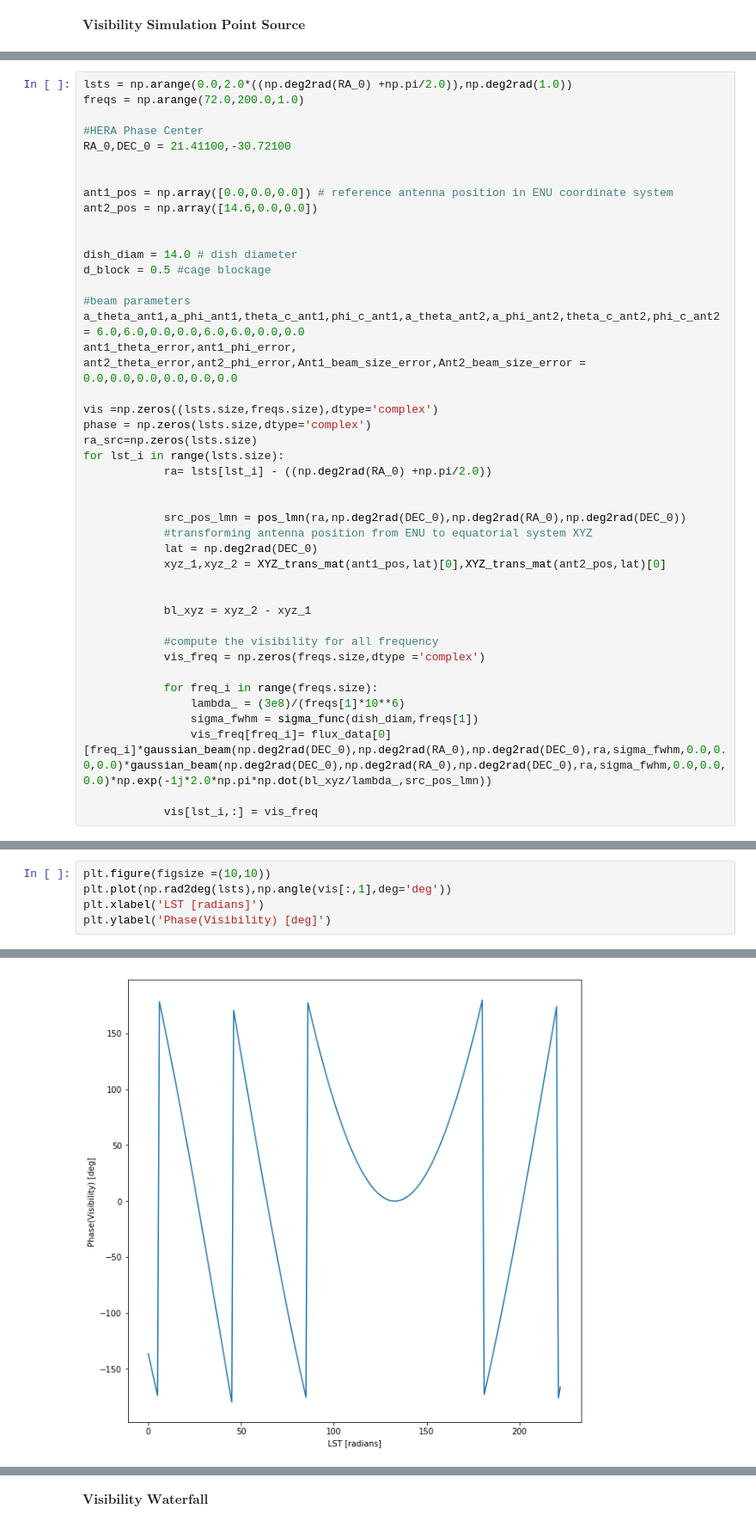
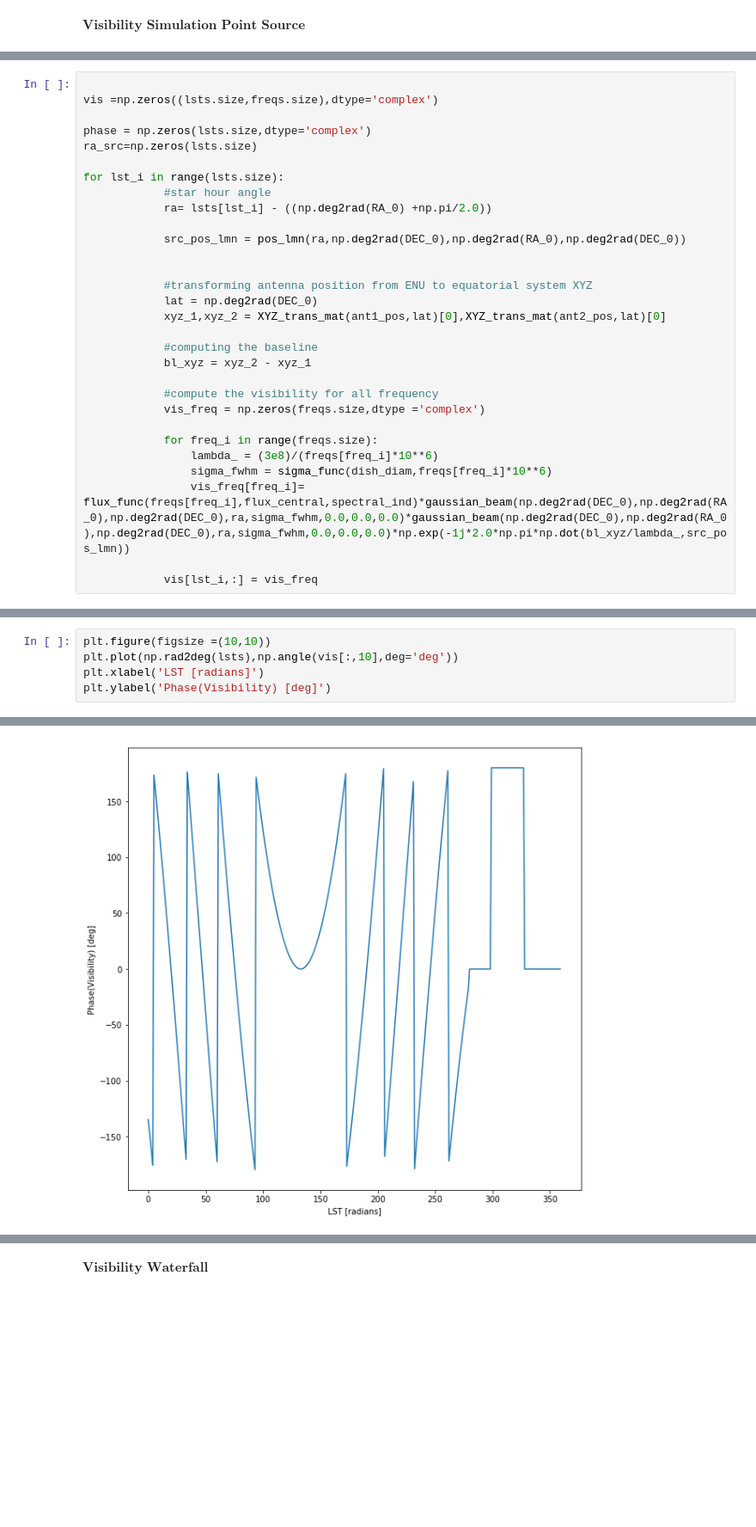
Before and after one commit to UKZN-Astronomy/hera_corrcal, a Jupyter notebook: Simulations/Visibility Simulation GLEAM Catalogue.ipynb, the cells around one changed output, grey strips where cells are left out. Shown at 86% size. Drawn from its saved outputs; the diff is of its cells as text; blank space fills up the shorter version.

```diff
--- a/Simulations/Visibility Simulation GLEAM Catalogue.ipynb
+++ b/Simulations/Visibility Simulation GLEAM Catalogue.ipynb
@@ -429,44 +385,31 @@ $\textbf{Visibility Simulation Point Source}$
 # %%
-lsts = np.arange(0.0,2.0*((np.deg2rad(RA_0) +np.pi/2.0)),np.deg2rad(1.0))
-freqs = np.arange(72.0,200.0,1.0)
 
-#HERA Phase Center
-RA_0,DEC_0 = 21.41100,-30.72100
+vis =np.zeros((lsts.size,freqs.size),dtype='complex')
+
+phase = np.zeros(lsts.size,dtype='complex')
+ra_src=np.zeros(lsts.size)
+
+for lst_i in range(lsts.size):
+            #star hour angle
+            ra= lsts[lst_i] - ((np.deg2rad(RA_0) +np.pi/2.0))
+
+            src_pos_lmn = pos_lmn(ra,np.deg2rad(DEC_0),np.deg2rad(RA_0),np.deg2rad(DEC_0))
 
 
-ant1_pos = np.array([0.0,0.0,0.0]) # reference antenna position in ENU coordinate system
-ant2_pos = np.array([14.6,0.0,0.0])
-
-
-dish_diam = 14.0 # dish diameter
-d_block = 0.5 #cage blockage
-
-#beam parameters
-a_theta_ant1,a_phi_ant1,theta_c_ant1,phi_c_ant1,a_theta_ant2,a_phi_ant2,theta_c_ant2,phi_c_ant2 = 6.0,6.0,0.0,0.0,6.0,6.0,0.0,0.0
-ant1_theta_error,ant1_phi_error, ant2_theta_error,ant2_phi_error,Ant1_beam_size_error,Ant2_beam_size_error = 0.0,0.0,0.0,0.0,0.0,0.0
-
-vis =np.zeros((lsts.size,freqs.size),dtype='complex')
-phase = np.zeros(lsts.size,dtype='complex')
-ra_src=np.zeros(lsts.size)
-for lst_i in range(lsts.size):
-            ra= lsts[lst_i] - ((np.deg2rad(RA_0) +np.pi/2.0))
-
-
-            src_pos_lmn = pos_lmn(ra,np.deg2rad(DEC_0),np.deg2rad(RA_0),np.deg2rad(DEC_0))
             #transforming antenna position from ENU to equatorial system XYZ
             lat = np.deg2rad(DEC_0)
             xyz_1,xyz_2 = XYZ_trans_mat(ant1_pos,lat)[0],XYZ_trans_mat(ant2_pos,lat)[0]
 
-
+            #computing the baseline
             bl_xyz = xyz_2 - xyz_1
 
             #compute the visibility for all frequency
             vis_freq = np.zeros(freqs.size,dtype ='complex')
 
             for freq_i in range(freqs.size):
-                lambda_ = (3e8)/(freqs[1]*10**6)
-                sigma_fwhm = sigma_func(dish_diam,freqs[1])
-                vis_freq[freq_i]= flux_data[0][freq_i]*gaussian_beam(np.deg2rad(DEC_0),np.deg2rad(RA_0),np.deg2rad(DEC_0),ra,sigma_fwhm,0.0,0.0,0.0)*gaussian_beam(np.deg2rad(DEC_0),np.deg2rad(RA_0),np.deg2rad(DEC_0),ra,sigma_fwhm,0.0,0.0,0.0)*np.exp(-1j*2.0*np.pi*np.dot(bl_xyz/lambda_,src_pos_lmn))
+                lambda_ = (3e8)/(freqs[freq_i]*10**6)
+                sigma_fwhm = sigma_func(dish_diam,freqs[freq_i]*10**6)
+                vis_freq[freq_i]= flux_func(freqs[freq_i],flux_central,spectral_ind)*gaussian_beam(np.deg2rad(DEC_0),np.deg2rad(RA_0),np.deg2rad(DEC_0),ra,sigma_fwhm,0.0,0.0,0.0)*gaussian_beam(np.deg2rad(DEC_0),np.deg2rad(RA_0),np.deg2rad(DEC_0),ra,sigma_fwhm,0.0,0.0,0.0)*np.exp(-1j*2.0*np.pi*np.dot(bl_xyz/lambda_,src_pos_lmn))
 
             vis[lst_i,:] = vis_freq
 # %%
@@ -481,10 +428,10 @@ Text(0,0.5,'Amp(Visibility)')
 # %%
 plt.figure(figsize =(10,10))
-plt.plot(np.rad2deg(lsts),np.angle(vis[:,1],deg='deg'))
+plt.plot(np.rad2deg(lsts),np.angle(vis[:,10],deg='deg'))
 plt.xlabel('LST [radians]')
 plt.ylabel('Phase(Visibility) [deg]')
 # %% [output]
 Text(0,0.5,'Phase(Visibility) [deg]')
-[figure, old version]
+[figure, new version]
 # %%
 plt.figure(figsize =(10,10))
```
Also changed, not shown: parts of 30 cells of this notebook, 2 other files.
